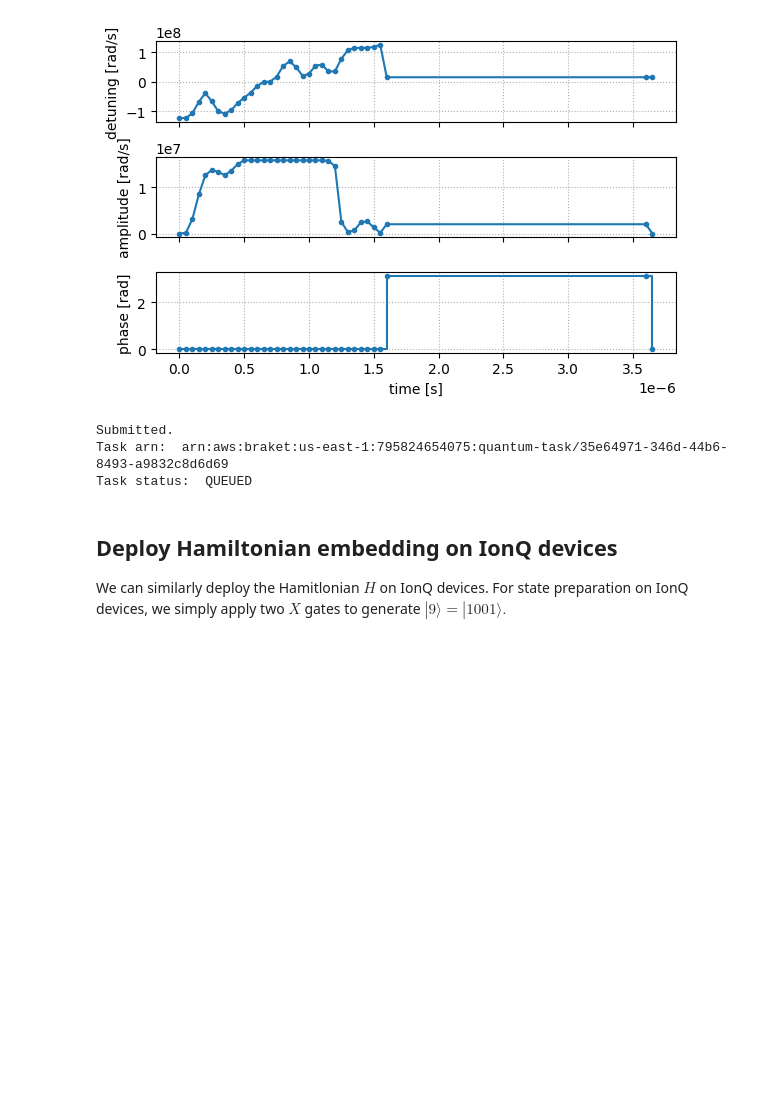
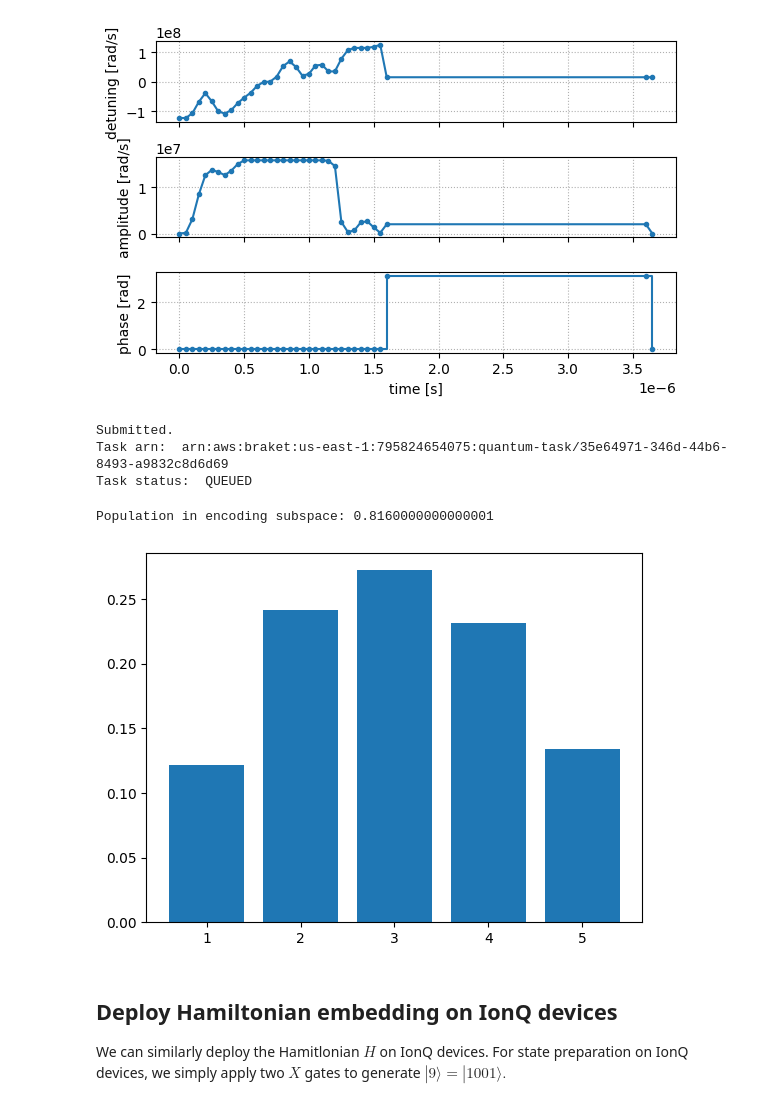
Before and after one commit to PicksPeng/SimuQ, a Jupyter notebook: notebooks/tutorials/2-qwalk.ipynb, the cells around one changed output. Saved outputs shown, nothing was run; the diff lists cells and outputs as text; code cells hidden in the pictures; blank space fills up the shorter version.

```diff
--- a/notebooks/tutorials/2-qwalk.ipynb
+++ b/notebooks/tutorials/2-qwalk.ipynb
@@ -330,9 +330,12 @@ Submitted.
 Task arn:  arn:aws:braket:us-east-1:795824654075:quantum-task/35e64971-346d-44b6-8493-a9832c8d6d69
 Task status:  QUEUED
 # %%
-#results_list = bp.results()
-results_list = bp.results("arn:aws:braket:us-east-1:795824654075:quantum-task/35e64971-346d-44b6-8493-a9832c8d6d69")
+#results_list = [bp.results()]
+results_list = [bp.results("arn:aws:braket:us-east-1:795824654075:quantum-task/35e64971-346d-44b6-8493-a9832c8d6d69")]
 draw_results(0, results_list, True)
+# %% [output]
+Population in encoding subspace: 0.8160000000000001
+[figure, added]
 # %% [markdown]
 ## Deploy Hamiltonian embedding on IonQ devices
 
```
